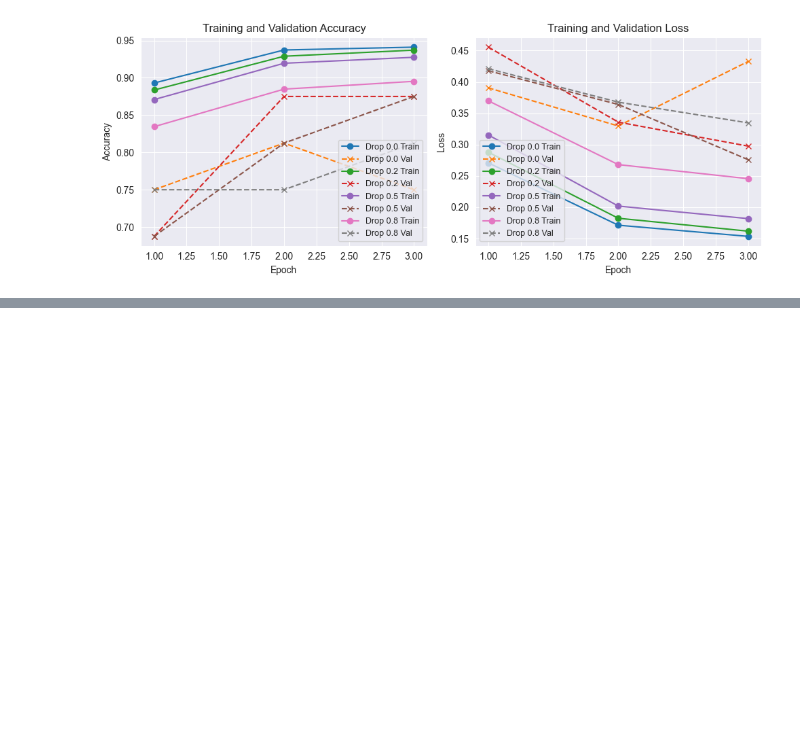
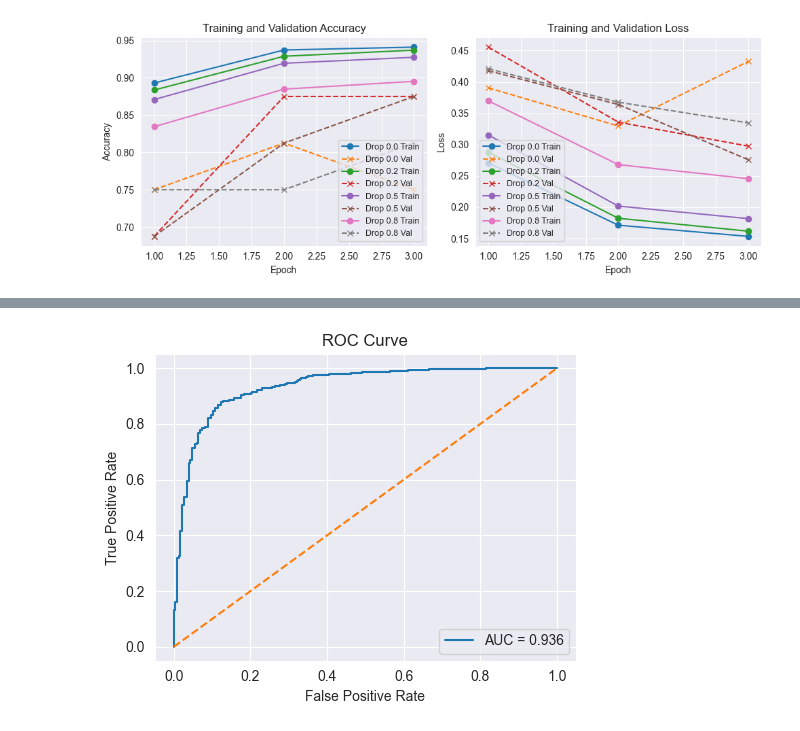
Before and after one commit to CarlosKim94/pneumonia_detection, a Jupyter notebook: pneumonia_detection.ipynb, the cells around one changed output, grey strips where cells are left out. Drawn from its saved outputs; the diff is of its cells as text; code cells hidden in the pictures; blank space fills up the shorter version.

```diff
--- a/pneumonia_detection.ipynb
+++ b/pneumonia_detection.ipynb
@@ -640,0 +678,7 @@ plt.show()
+# %%
+test_dataset = ChestXrayDataset(
+    data_dir=test_dir,
+    transform=val_transforms   # IMPORTANT: no augmentation
+)
+
+test_loader = DataLoader(test_dataset, batch_size=32, shuffle=False)
@@ -640,0 +744,16 @@ plt.show()
+# %%
+fpr, tpr, thresholds = roc_curve(all_labels, all_probs)
+roc_auc = auc(fpr, tpr)
+
+plt.figure(figsize=(5, 4))
+plt.plot(fpr, tpr, label=f"AUC = {roc_auc:.3f}")
+plt.plot([0, 1], [0, 1], linestyle="--")
+plt.xlabel("False Positive Rate")
+plt.ylabel("True Positive Rate")
+plt.title("ROC Curve")
+plt.legend()
+plt.grid(True)
+plt.tight_layout()
+plt.show()
+# %% [output]
+[figure, added]
```
Also changed, not shown: parts of 10 cells of this notebook, 3 other files.
